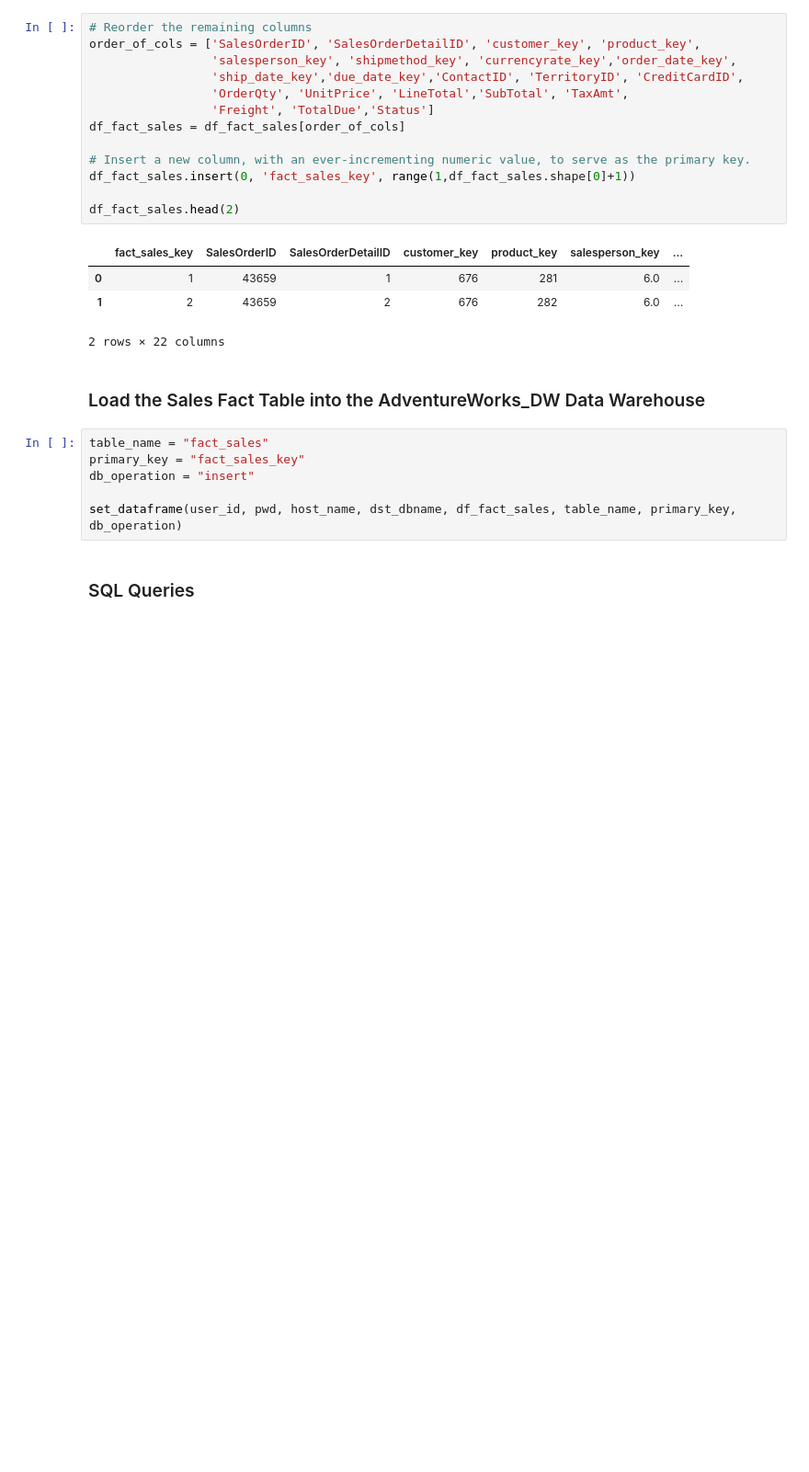
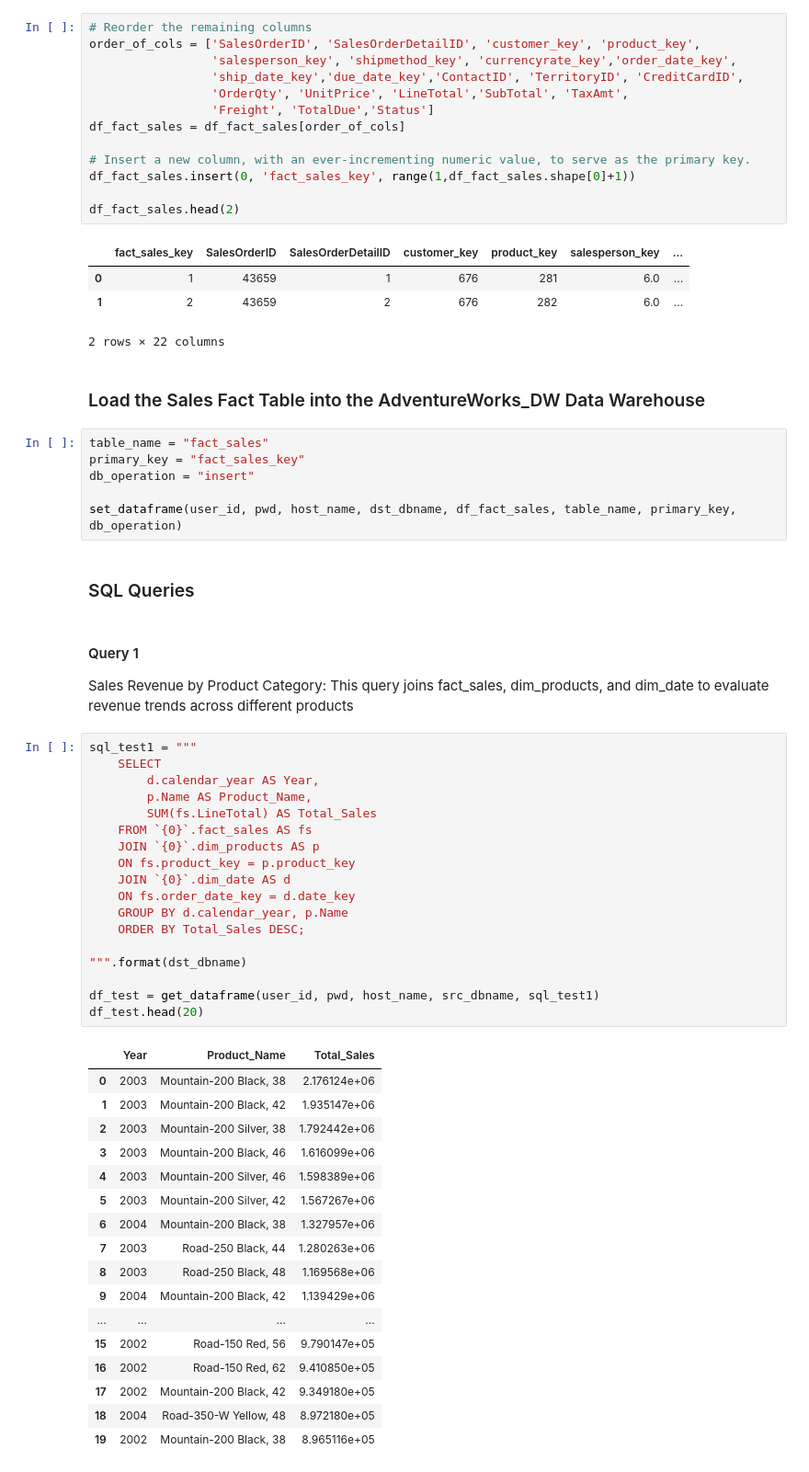
Before and after one commit to briceh87/DS2002_Project_Part_1, a Jupyter notebook: project_part1 (1).ipynb, the cells around one changed output. Shown: that part at 92% size. Drawn from its saved outputs; the diff is of its cells as text; blank space fills up the shorter version.

```diff
--- a/project_part1 (1).ipynb
+++ b/project_part1 (1).ipynb
@@ -543,3 +543,42 @@ db_operation = "insert"
 set_dataframe(user_id, pwd, host_name, dst_dbname, df_fact_sales, table_name, primary_key, db_operation)
 # %% [markdown]
 ### SQL Queries
+# %% [markdown]
+#### Query 1
+Sales Revenue by Product Category:  This query joins fact_sales, dim_products, and dim_date to evaluate revenue trends across different products
+# %%
+sql_test1 = """
+    SELECT
+        d.calendar_year AS Year,
+        p.Name AS Product_Name,
+        SUM(fs.LineTotal) AS Total_Sales
+    FROM `{0}`.fact_sales AS fs
+    JOIN `{0}`.dim_products AS p
+    ON fs.product_key = p.product_key
+    JOIN `{0}`.dim_date AS d
+    ON fs.order_date_key = d.date_key
+    GROUP BY d.calendar_year, p.Name
+    ORDER BY Total_Sales DESC;
+
+""".format(dst_dbname)
+
+df_test = get_dataframe(user_id, pwd, host_name, src_dbname, sql_test1)
+df_test.head(20)
+# %% [output]
+|  | Year | Product_Name | Total_Sales |
+| 0 | 2003 | Mountain-200 Black, 38 | 2.176124e+06 |
+| 1 | 2003 | Mountain-200 Black, 42 | 1.935147e+06 |
+| 2 | 2003 | Mountain-200 Silver, 38 | 1.792442e+06 |
+| 3 | 2003 | Mountain-200 Black, 46 | 1.616099e+06 |
+| 4 | 2003 | Mountain-200 Silver, 46 | 1.598389e+06 |
+| 5 | 2003 | Mountain-200 Silver, 42 | 1.567267e+06 |
+| 6 | 2004 | Mountain-200 Black, 38 | 1.327957e+06 |
+| 7 | 2003 | Road-250 Black, 44 | 1.280263e+06 |
+| 8 | 2003 | Road-250 Black, 48 | 1.169568e+06 |
+| 9 | 2004 | Mountain-200 Black, 42 | 1.139429e+06 |
+| ... | ... | ... | ... |
+| 15 | 2002 | Road-150 Red, 56 | 9.790147e+05 |
+| 16 | 2002 | Road-150 Red, 62 | 9.410850e+05 |
+| 17 | 2002 | Mountain-200 Black, 42 | 9.349180e+05 |
+| 18 | 2004 | Road-350-W Yellow, 48 | 8.972180e+05 |
+| 19 | 2002 | Mountain-200 Black, 38 | 8.965116e+05 |
```
Also changed, not shown: parts of 3 cells of this notebook.
